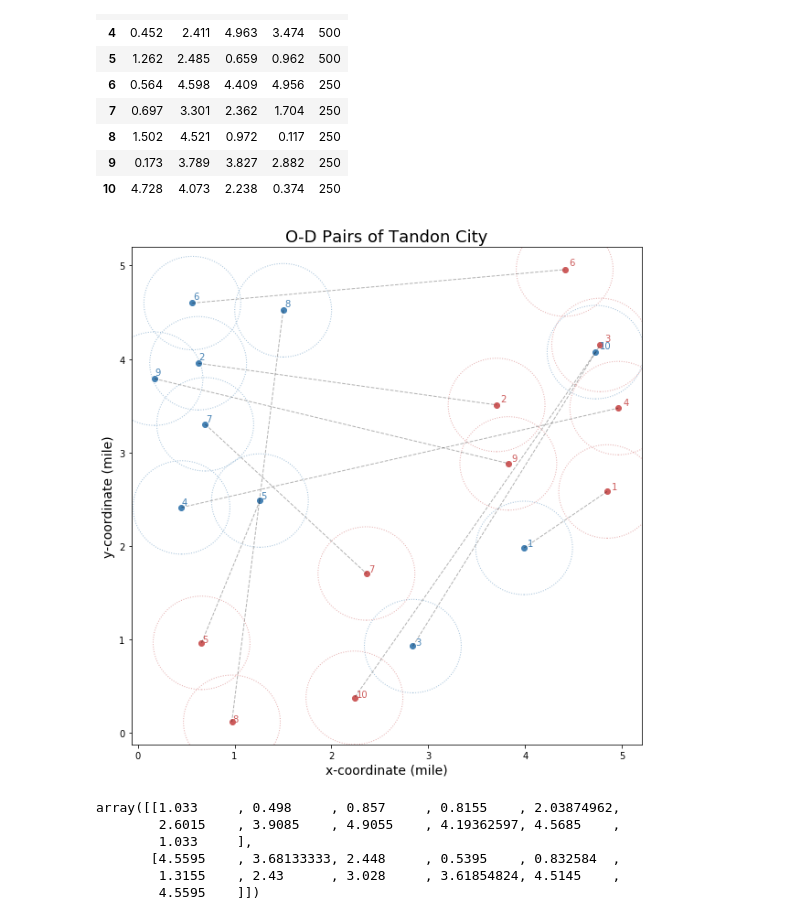
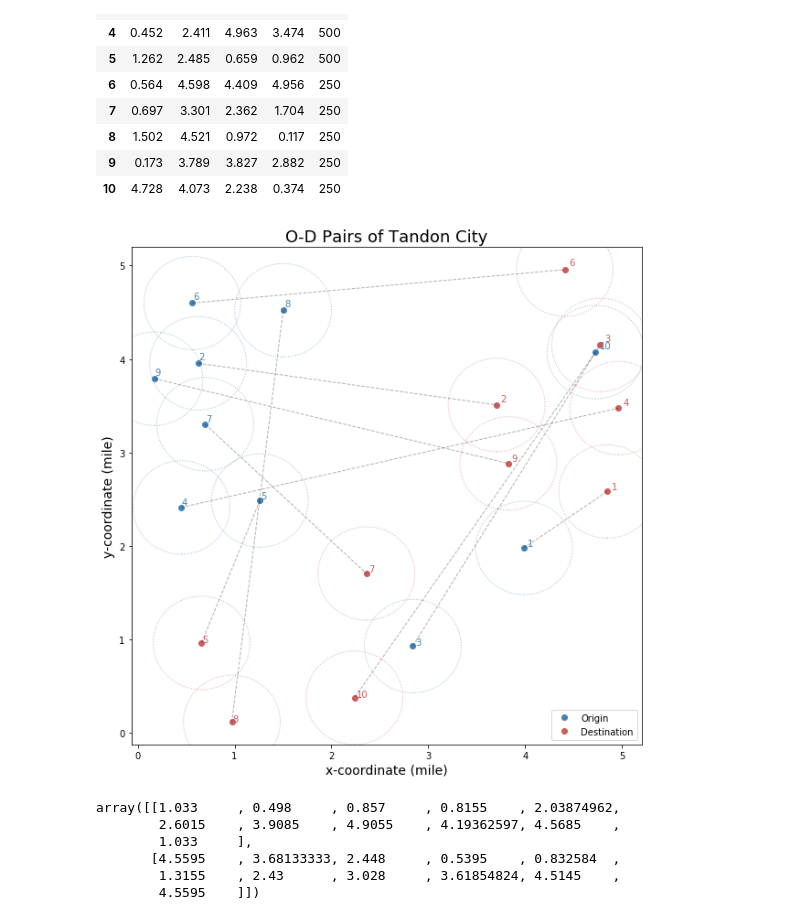
Before and after one commit to ywnch/UrbanPublicTransport, a Jupyter notebook: AS4/TR-GY7133_AS4.ipynb, the cells around one changed output. Saved outputs shown, nothing was run; the diff lists cells and outputs as text; code cells hidden in the pictures.

```diff
--- a/AS4/TR-GY7133_AS4.ipynb
+++ b/AS4/TR-GY7133_AS4.ipynb
@@ -52,26 +52,28 @@ D = df[['D-x', 'D-y', 'K']]
 # %%
 # plot all zones, O-D pairs, and accessible range
 fig = plt.figure(figsize=(10,10))
 ax = fig.add_subplot(111)
-ax.plot(df['O-x'], df['O-y'], 'o', color='steelblue')
-ax.plot(df['D-x'], df['D-y'], 'o', color='indianred')
+ax.plot(df['O-x'], df['O-y'], 'o', color='steelblue', label='Origin')
+ax.plot(df['D-x'], df['D-y'], 'o', color='indianred', label='Destination')
 
 for i in range(1,len(df)+1):
     access_O = plt.Circle((df['O-x'][i], df['O-y'][i]), threshold, ls=':', color='steelblue', fill=False, alpha=0.5)
     access_D = plt.Circle((df['D-x'][i], df['D-y'][i]), threshold, ls=':', color='indianred', fill=False, alpha=0.5)
     ax.annotate(i, [df['O-x'][i], df['O-y'][i]], textcoords='offset points', color='steelblue')
     ax.annotate(i, [df['D-x'][i], df['D-y'][i]], textcoords='offset points', color='indianred')
     ax.plot([df['O-x'][i], df['D-x'][i]], [df['O-y'][i], df['D-y'][i]], 'k--', linewidth=1, alpha=0.3)
     ax.add_artist(access_O)
     ax.add_artist(access_D)
 
 plt.xlabel('x-coordinate (mile)', fontsize=14)
 plt.ylabel('y-coordinate (mile)', fontsize=14)
 plt.title('O-D Pairs of Tandon City', fontsize=18)
 
+plt.legend(loc='lower right')
+plt.savefig('fig1.png', dpi=300)
 plt.show()
 # %% [output]
-[figure, old version]
+[figure, new version]
 # %%
 # define tool functions
 def midpoint(points):
```
Also changed, not shown: parts of 1 cell of this notebook.
